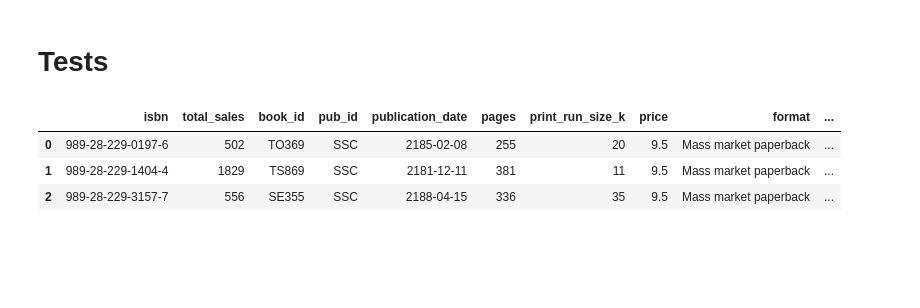
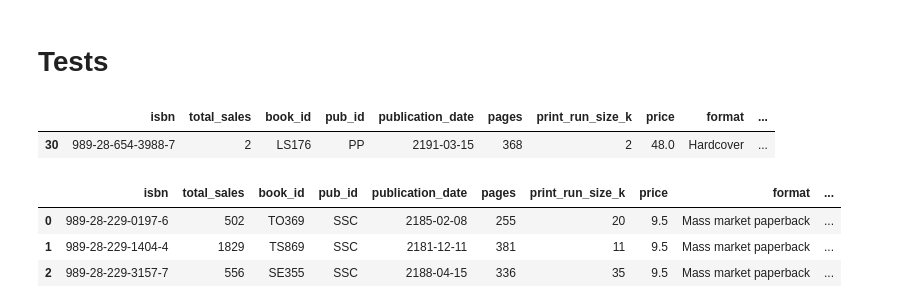
Before and after one commit to jvictorjordao/Projeto-BiblioTech-Insights, a Jupyter notebook: EDA.ipynb, the cells around one changed output. Saved outputs shown, nothing was run; the diff lists cells and outputs as text; code cells hidden in the pictures; blank space fills up the shorter version.

```diff
--- a/EDA.ipynb
+++ b/EDA.ipynb
@@ -576,5 +594,15 @@ Here we see that rating_mean has a high correlation with both total_sales and to
 # %% [markdown]
 # Tests
+# %%
+high_rating = sales_total['rating_mean'].quantile(0.75)
+low_invoice = sales_total['total_revenue'].quantile(0.25)
+
+df_li_hr = sales_total[(sales_total['rating_mean'] >= high_rating) & (sales_total['total_revenue'] <= low_invoice)]
+df_li_hr = df_li_hr.sort_values('total_revenue', ascending=False)
+df_li_hr
+# %% [output]
+|  | isbn | total_sales | book_id | pub_id | publication_date | pages | print_run_size_k | price | format | ... |
+| 30 | 989-28-654-3988-7 | 2 | LS176 | PP | 2191-03-15 | 368 | 2 | 48.0 | Hardcover | ... |
 # %%
 sales_total.head(3)
 # %% [output]
```
Also changed, not shown: parts of 5 cells of this notebook, 1 other file.
